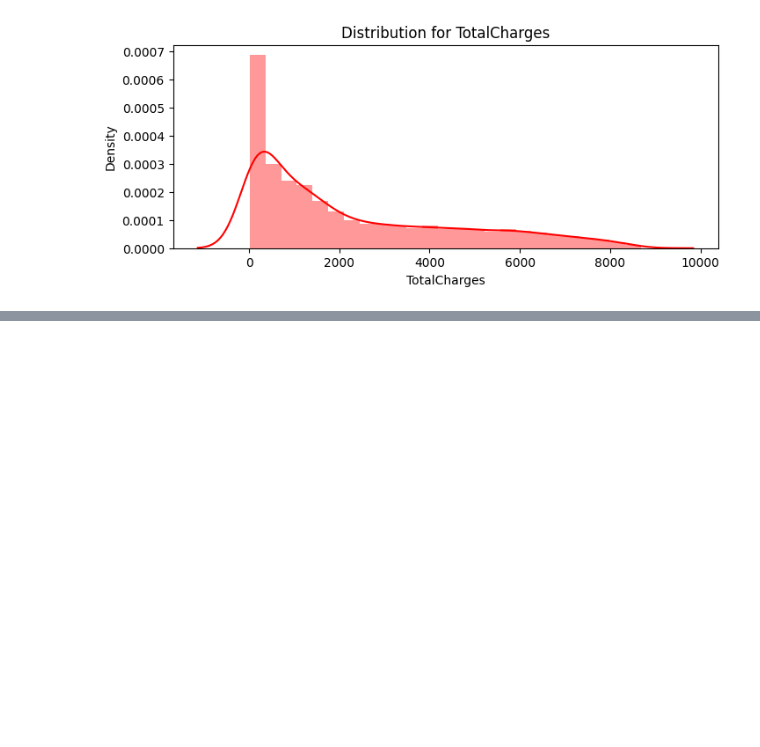
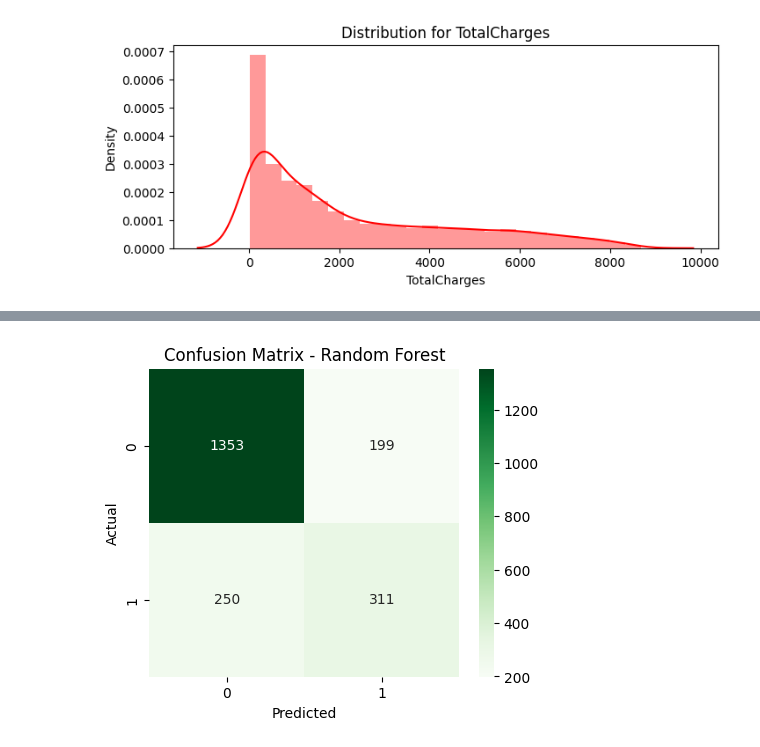
Before and after one commit to nhahub/NHA-010, a Jupyter notebook: notebooks/Training.ipynb, the cells around one changed output, grey strips where cells are left out. Cells and saved outputs as stored; diff of their text form; code cells hidden in the pictures; blank space fills up the shorter version.

```diff
--- a/notebooks/Training.ipynb
+++ b/notebooks/Training.ipynb
@@ -126,0 +168,8 @@ weighted avg       0.73      0.72      0.72      2113
+# %%
+rf_model = RandomForestClassifier(n_estimators=200, random_state=42)
+rf_model.fit(X_train, y_train)
+
+y_pred_rf = rf_model.predict(X_test)
+
+accuracy_rf = rf_model.score(X_test, y_test)
+print("Random Forest accuracy is :", accuracy_rf)
@@ -126,0 +191,10 @@ weighted avg       0.73      0.72      0.72      2113
+# %%
+# Confusion Matrix of Random Forest
+plt.figure(figsize=(5,4))
+sns.heatmap(confusion_matrix(y_test, y_pred_rf), annot=True, fmt='d', cmap='Greens')
+plt.title("Confusion Matrix - Random Forest")
+plt.xlabel("Predicted")
+plt.ylabel("Actual")
+plt.show()
+# %% [output]
+[figure, added]
```
Also changed, not shown: parts of 14 cells of this notebook.
